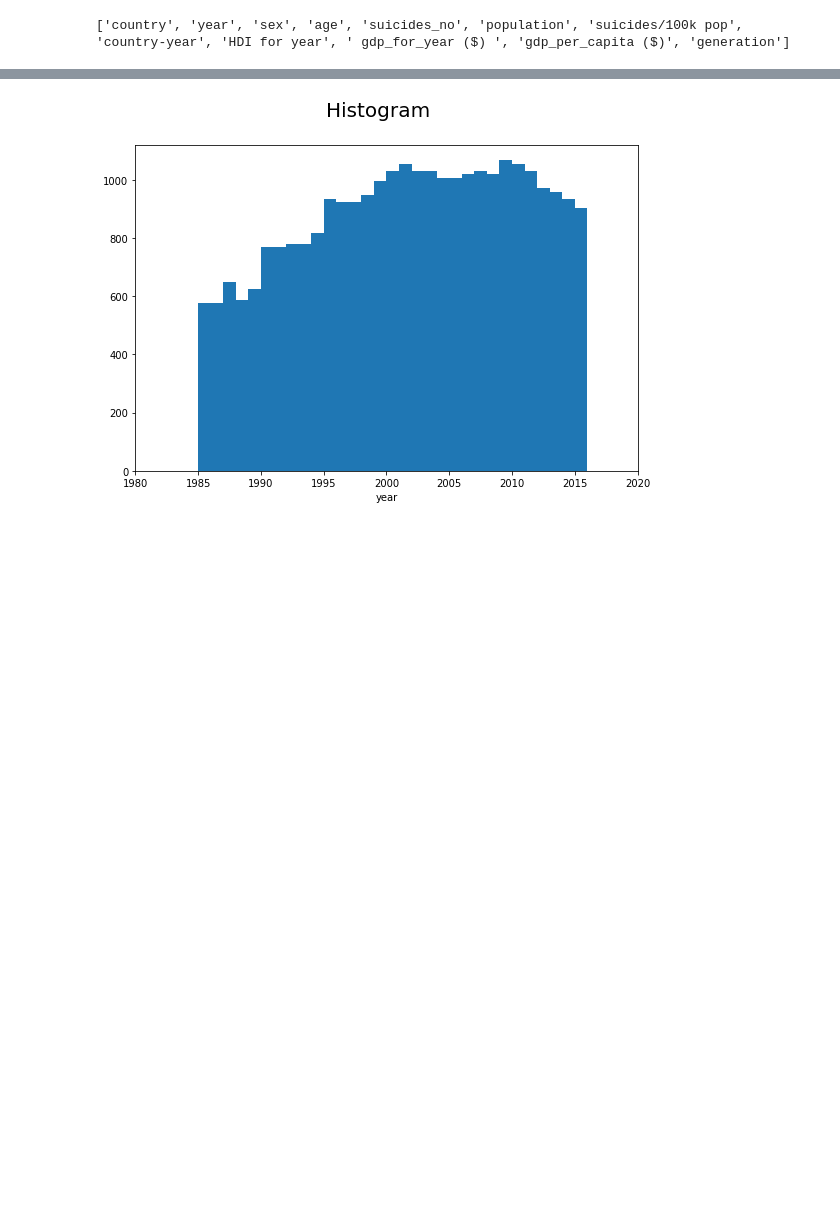
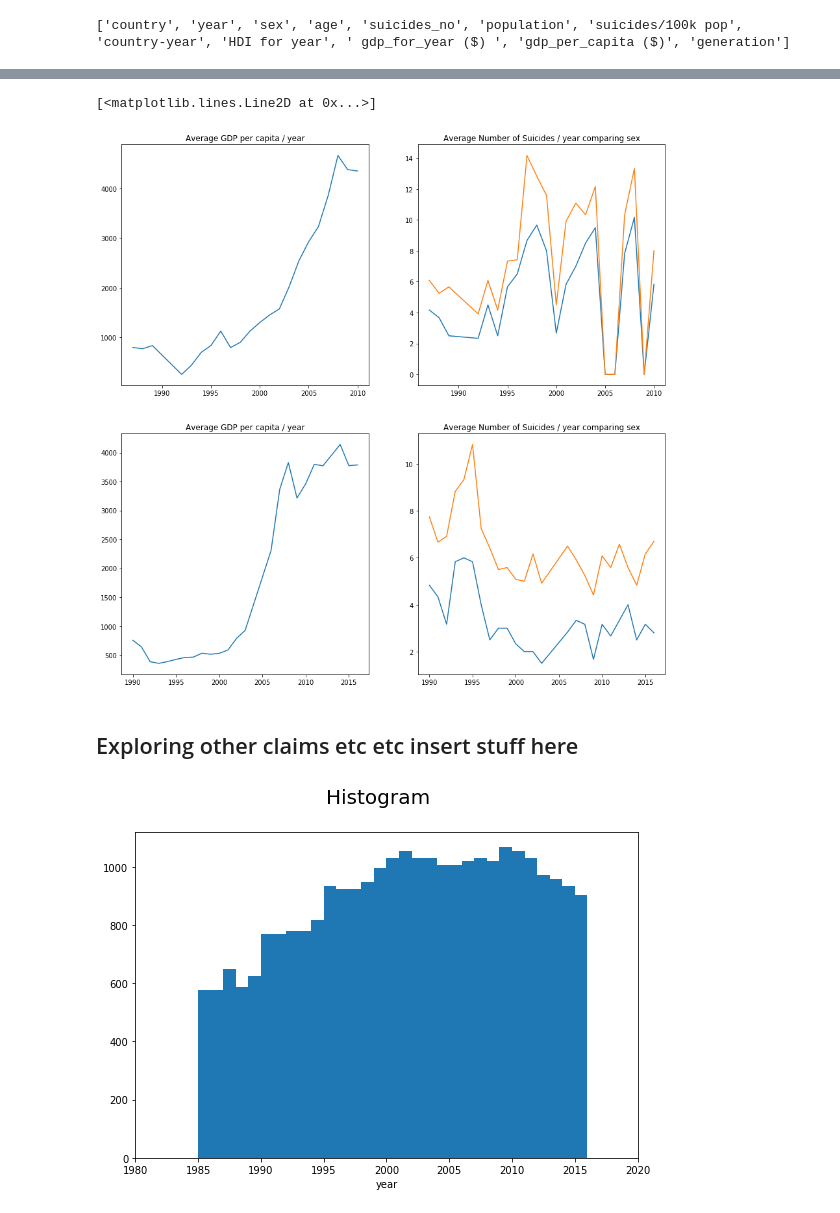
Before and after one commit to edalrami/anlt232_hw1, a Jupyter notebook: hw1.ipynb, the cells around one changed output, grey strips where cells are left out. Cells and saved outputs as stored; diff of their text form; code cells hidden in the pictures; blank space fills up the shorter version.

```diff
--- a/hw1.ipynb
+++ b/hw1.ipynb
@@ -51,3 +228,33 @@ data.shape
+# %%
+plt.figure(figsize=(15,15))
+
+plt.subplot(2,2,1)
+plt.title('Average GDP per capita / year')
+plt.plot(data[data['country'].str.contains('Albania')].groupby('year')['gdp_per_capita ($)'].mean())
+
+plt.subplot(2,2,2)
+plt.title('Average Number of Suicides / year comparing sex')
+plt.plot(data[(data['country'].str.contains('Albania'))
+             & (data['sex'].str.contains('female', case=False))].groupby('year')['suicides_no'].mean())
+plt.plot(data[(data['country'].str.contains('Albania'))
+             & (data['sex'].str.contains('male', case=False))].groupby('year')['suicides_no'].mean())
+
+
+plt.subplot(2,2,3)
+plt.title('Average GDP per capita / year')
+plt.plot(data[data['country'].str.contains('Armenia')].groupby('year')['gdp_per_capita ($)'].mean())
+
+plt.subplot(2,2,4)
+plt.title('Average Number of Suicides / year comparing sex')
+plt.plot(data[(data['country'].str.contains('Armenia'))
+             & (data['sex'].str.contains('female', case=False))].groupby('year')['suicides_no'].mean())
+plt.plot(data[(data['country'].str.contains('Armenia'))
+             & (data['sex'].str.contains('male', case=False))].groupby('year')['suicides_no'].mean())
+# %% [output]
+[<matplotlib.lines.Line2D at 0x...>]
+[figure, added]
+# %% [markdown]
+## Exploring other claims etc etc insert stuff here
 # %%
 jupyter_figsize = (9,6)
 fig, ax = plt.subplots(figsize = jupyter_figsize)
```
Also changed, not shown: parts of 17 cells of this notebook.
